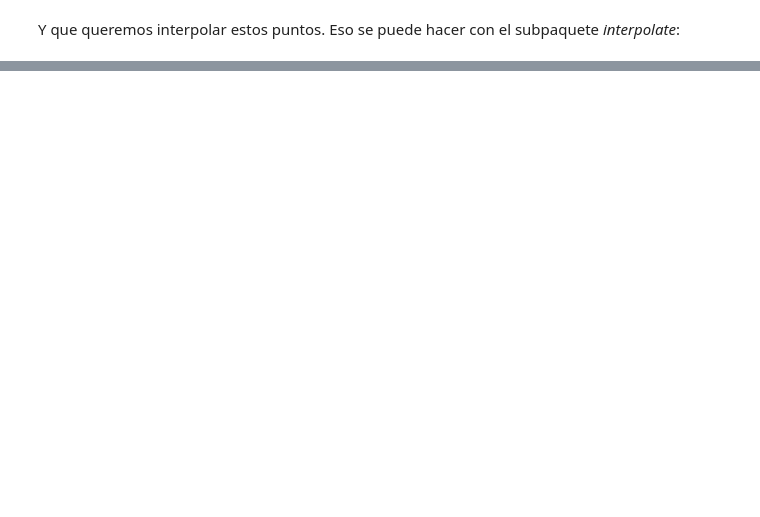
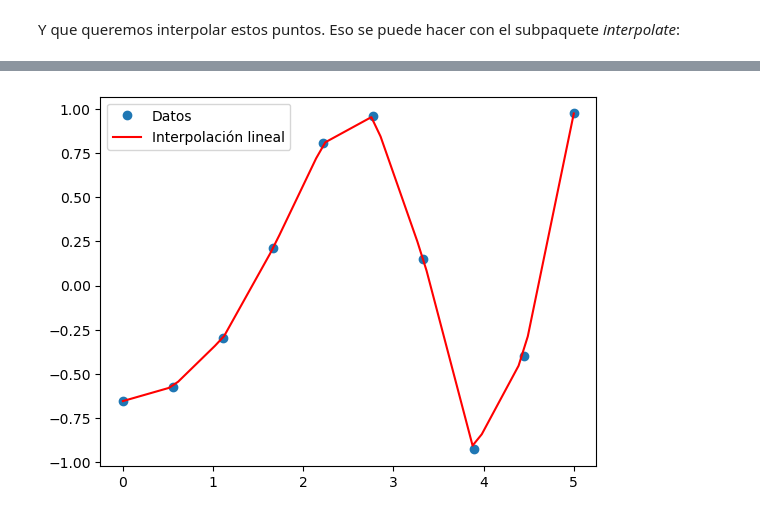
Before and after one commit to ftommasini/taller-python-cientifico, a Jupyter notebook: 2_2_SciPy.ipynb, the cells around one changed output, grey strips where cells are left out. Drawn from its saved outputs; the diff is of its cells as text; code cells hidden in the pictures; blank space fills up the shorter version.

```diff
--- a/2_2_SciPy.ipynb
+++ b/2_2_SciPy.ipynb
@@ -63,0 +53,13 @@ plt.show()
+# %%
+from scipy import interpolate
+
+# se define una función de interpolación lineal
+fun1 = interpolate.interp1d(x, y,kind = 'linear')
+# puntos que se quieren interpolar
+x_new = np.linspace(0, 5, 50)
+
+plt.plot(x, y, 'o', x_new, fun1(x_new), '-r')
+plt.legend(['Datos', 'Interpolación lineal'], loc = 'best')
+plt.show()
+# %% [output]
+[figure, added]
```
Also changed, not shown: parts of 3 cells of this notebook.
